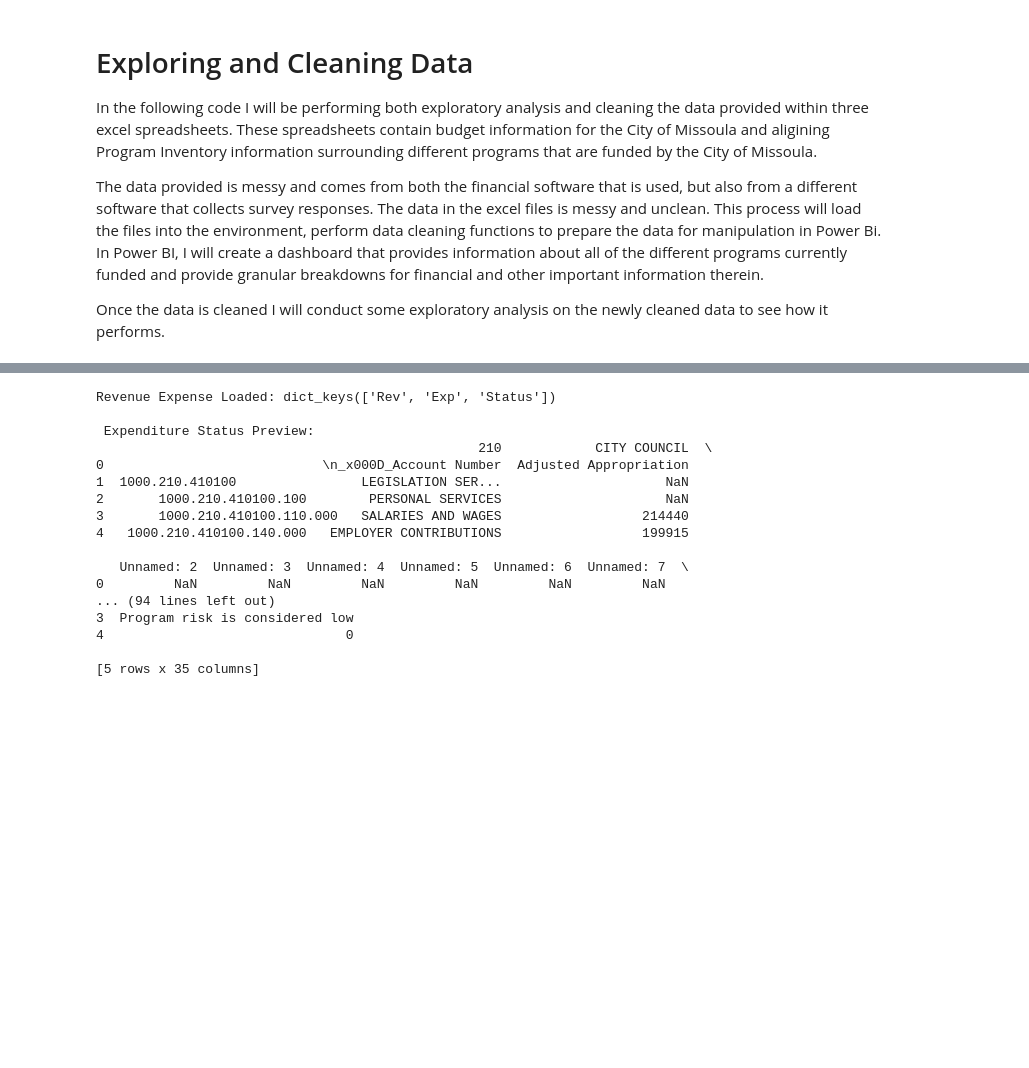
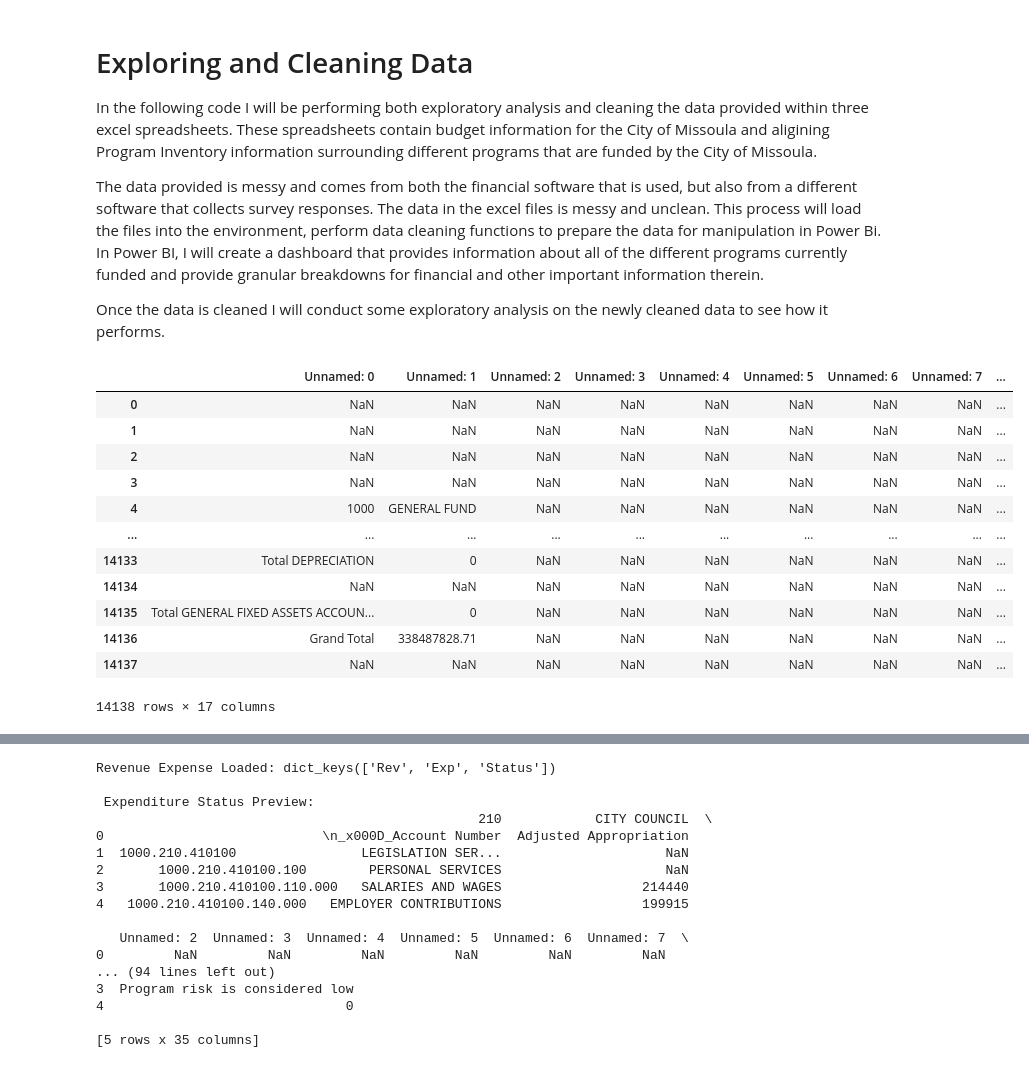
Before and after one commit to breannanpr/CityofMissoulaBudgetCapstone, a Jupyter notebook: citydata_exploratory.ipynb, the cells around one changed output, grey strips where cells are left out. Drawn from its saved outputs; the diff is of its cells as text; code cells hidden in the pictures; blank space fills up the shorter version.

```diff
--- a/citydata_exploratory.ipynb
+++ b/citydata_exploratory.ipynb
@@ -43,3 +45,23 @@ expenditure_status = pd.read_excel(
 program_inventory = pd.read_excel(
     os.path.join(data_path, "Program_Inventory_Internal_Data_Collection.xlsx"),
     sheet_name=0, engine="openpyxl")
+# %%
+expenditure_status = pd.read_excel(
+    os.path.join(data_path, "FY24_Expenditure_Status.xlsx"),
+    sheet_name=0,engine="openpyxl")
+# %%
+expenditure_status
+# %% [output]
+|  | Unnamed: 0 | Unnamed: 1 | Unnamed: 2 | Unnamed: 3 | Unnamed: 4 | Unnamed: 5 | Unnamed: 6 | Unnamed: 7 | ... |
+| 0 | NaN | NaN | NaN | NaN | NaN | NaN | NaN | NaN | ... |
+| 1 | NaN | NaN | NaN | NaN | NaN | NaN | NaN | NaN | ... |
+| 2 | NaN | NaN | NaN | NaN | NaN | NaN | NaN | NaN | ... |
+| 3 | NaN | NaN | NaN | NaN | NaN | NaN | NaN | NaN | ... |
+| 4 | 1000 | GENERAL FUND | NaN | NaN | NaN | NaN | NaN | NaN | ... |
+| ... | ... | ... | ... | ... | ... | ... | ... | ... | ... |
+| 14133 | Total DEPRECIATION | 0 | NaN | NaN | NaN | NaN | NaN | NaN | ... |
+| 14134 | NaN | NaN | NaN | NaN | NaN | NaN | NaN | NaN | ... |
+| 14135 | Total GENERAL FIXED ASSETS ACCOUN... | 0 | NaN | NaN | NaN | NaN | NaN | NaN | ... |
+| 14136 | Grand Total | 338487828.71 | NaN | NaN | NaN | NaN | NaN | NaN | ... |
+| 14137 | NaN | NaN | NaN | NaN | NaN | NaN | NaN | NaN | ... |
+14138 rows × 17 columns
```
Also changed, not shown: parts of 5 cells of this notebook.
